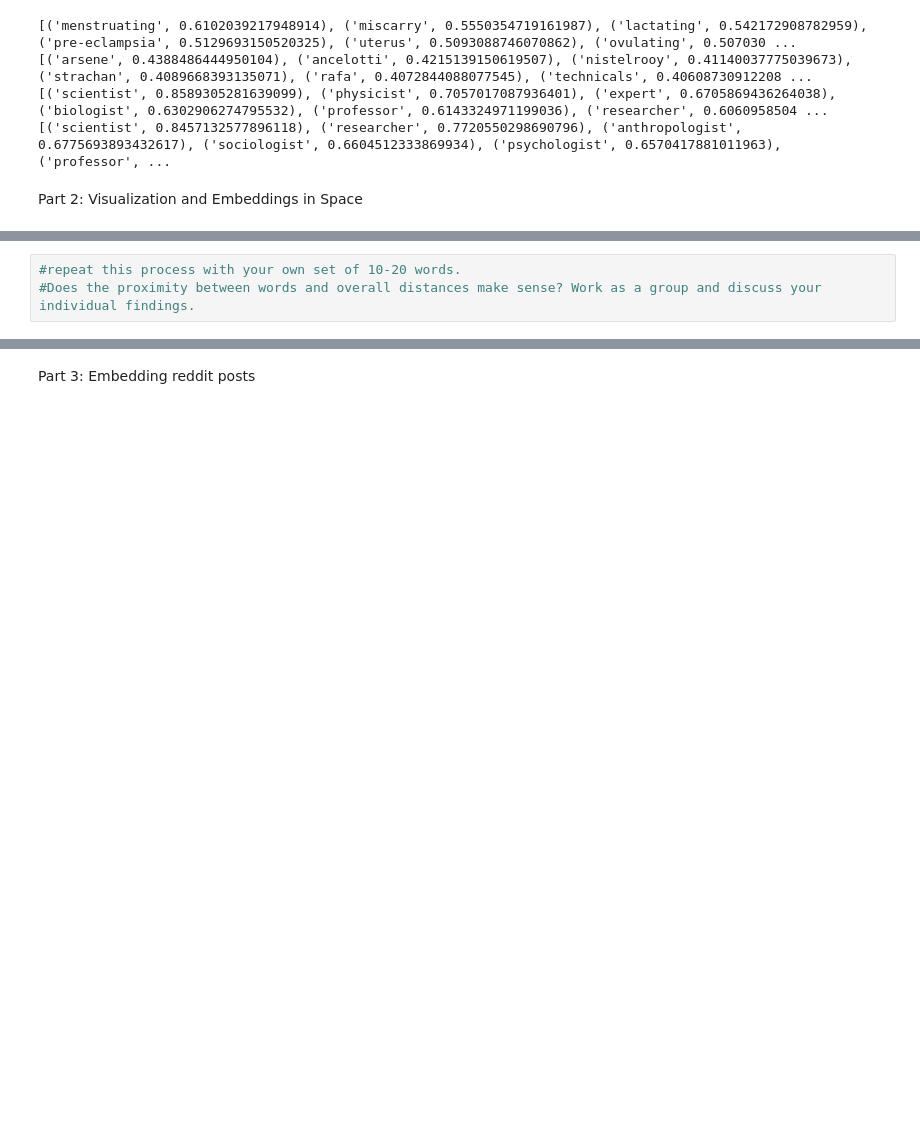
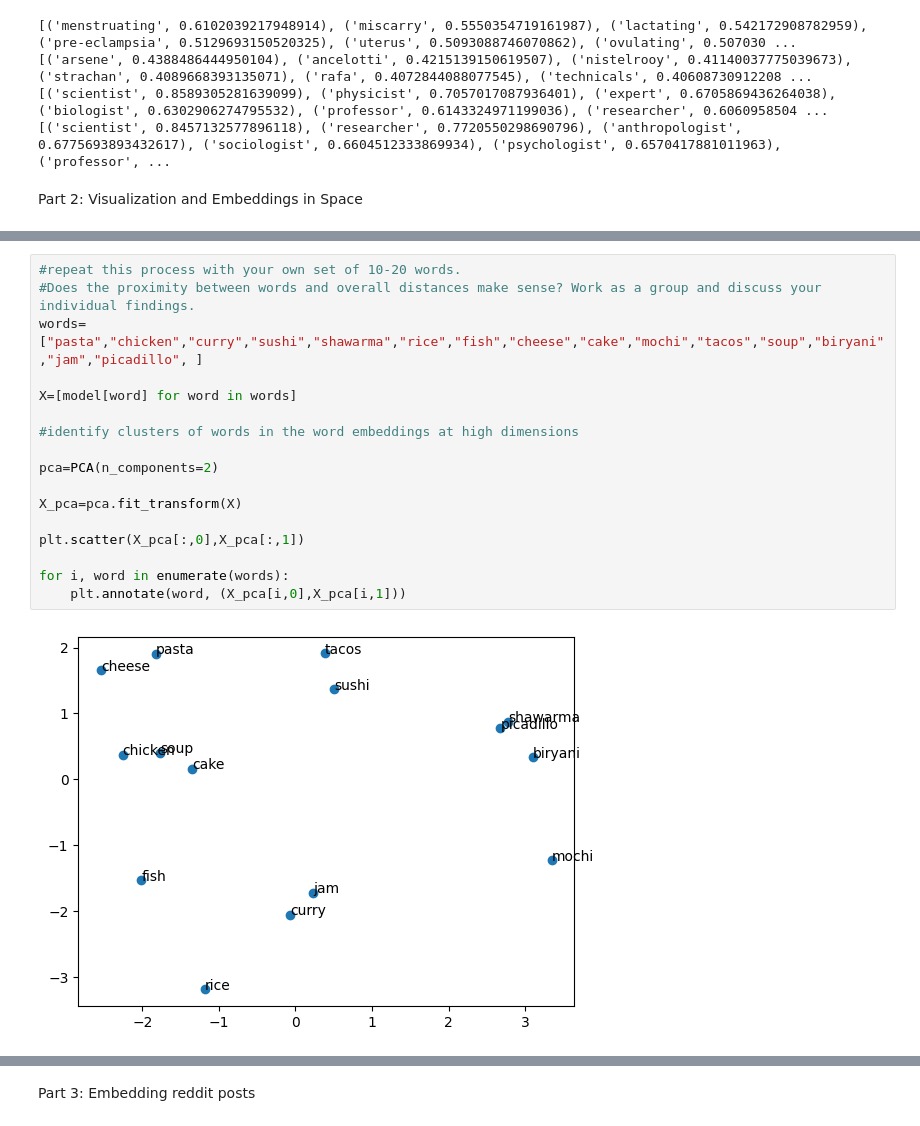
Before and after one commit to evanp28/project3-embeddings, a Jupyter notebook: project-3.ipynb, the cells around one changed output, grey strips where cells are left out. Cells and saved outputs as stored; diff of their text form; blank space fills up the shorter version.

```diff
--- a/project-3.ipynb
+++ b/project-3.ipynb
@@ -136,6 +135,22 @@ ModuleNotFoundError: No module named 'matplotlib'
 # %%
 #repeat this process with your own set of 10-20 words.
 #Does the proximity between words and overall distances make sense? Work as a group and discuss your individual findings.
+words=["pasta","chicken","curry","sushi","shawarma","rice","fish","cheese","cake","mochi","tacos","soup","biryani","jam","picadillo", ]
+
+X=[model[word] for word in words]
+
+#identify clusters of words in the word embeddings at high dimensions
+
+pca=PCA(n_components=2)
+
+X_pca=pca.fit_transform(X)
+
+plt.scatter(X_pca[:,0],X_pca[:,1])
+
+for i, word in enumerate(words):
+    plt.annotate(word, (X_pca[i,0],X_pca[i,1]))
+# %% [output]
+[figure, added]
 # %%
 # repeat the process with a different pre-trained model and the same set of words.
 # What has changed in the embedding space? What might this have to do with the training data?
```
Also changed, not shown: parts of 6 cells of this notebook.
